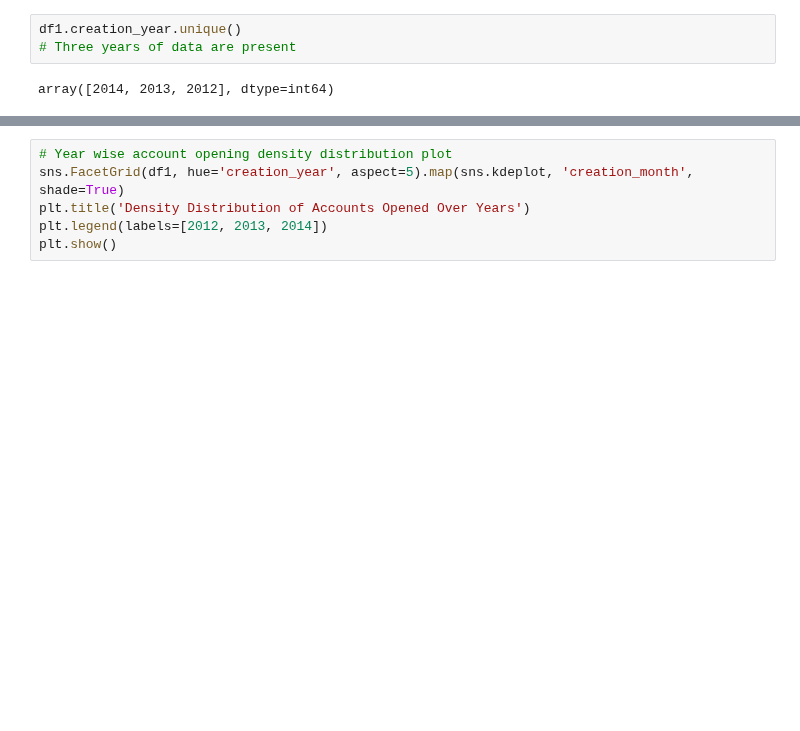
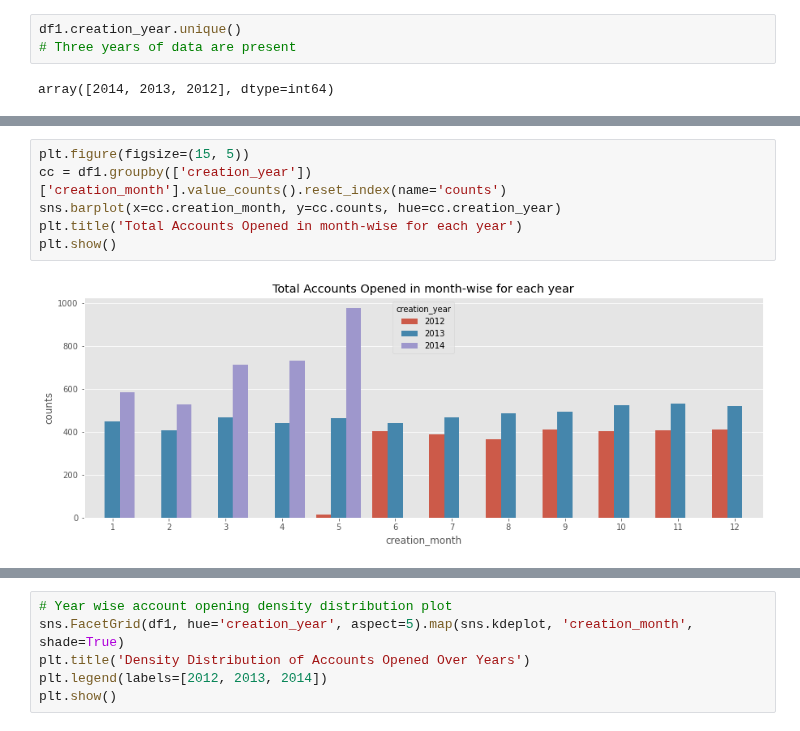
Before and after one commit to Jeyramana/GUVI_Assignments, a Jupyter notebook: Assignment_3/user.ipynb, the cells around one changed output, grey strips where cells are left out. Cells and saved outputs as stored; diff of their text form; blank space fills up the shorter version.

Commit message:
Account creation analysis doing

```diff
--- a/Assignment_3/user.ipynb
+++ b/Assignment_3/user.ipynb
@@ -514,0 +524,8 @@ array([2014, 2013, 2012], dtype=int64)
+# %%
+plt.figure(figsize=(15, 5))
+cc = df1.groupby(['creation_year'])['creation_month'].value_counts().reset_index(name='counts')
+sns.barplot(x=cc.creation_month, y=cc.counts, hue=cc.creation_year)
+plt.title('Total Accounts Opened in month-wise for each year')
+plt.show()
+# %% [output]
+[figure, added]
```
Also changed, not shown: parts of 13 cells of this notebook, 1 other file.
